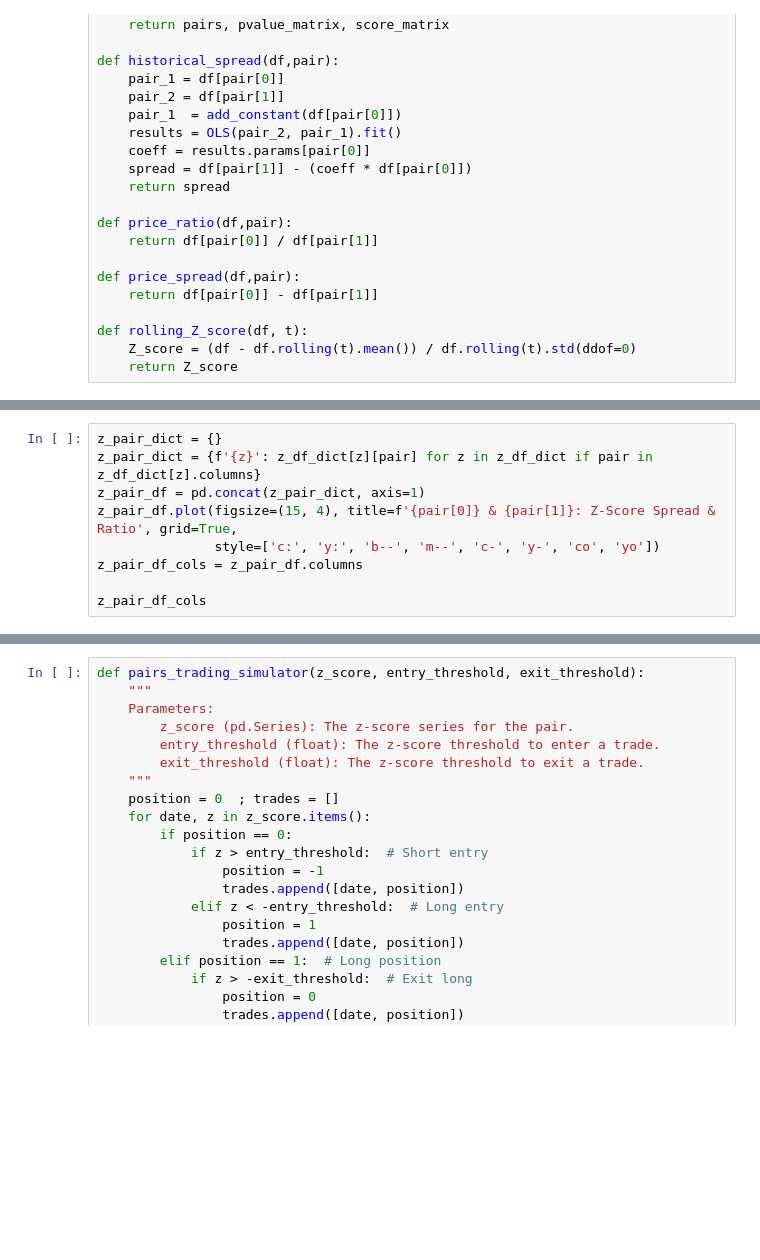
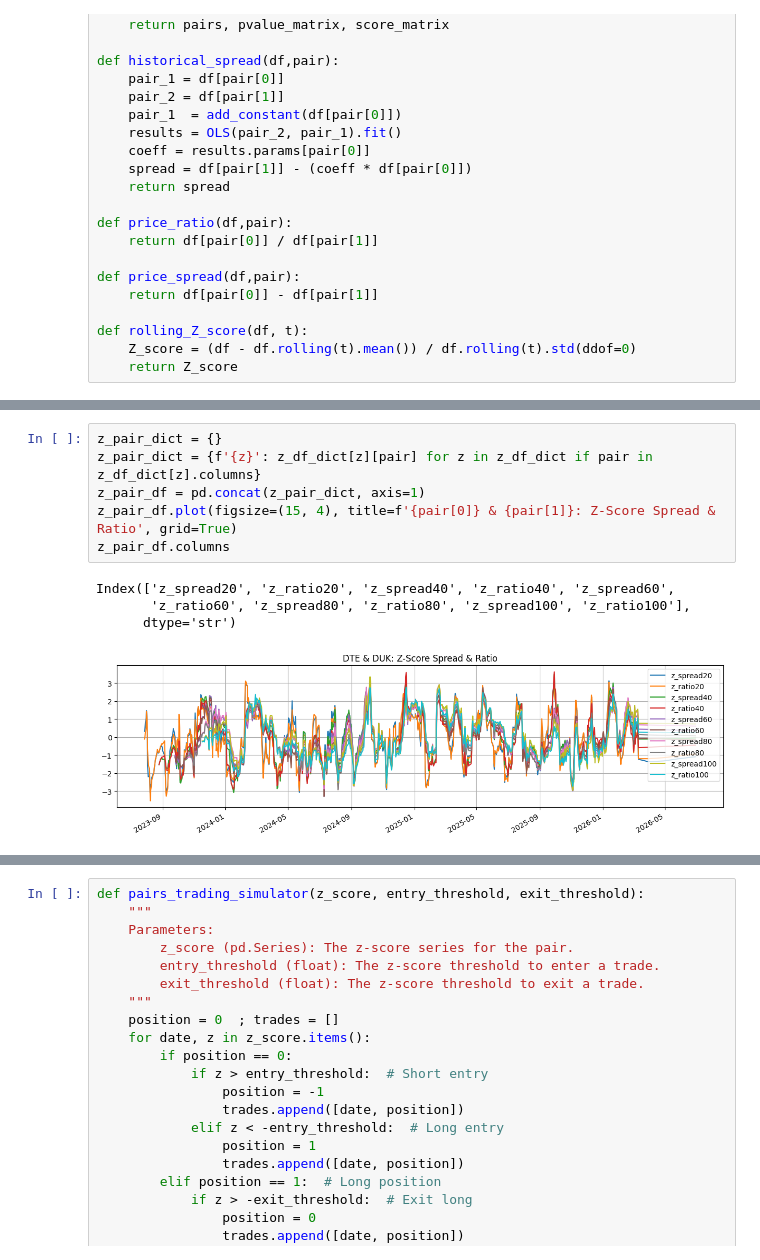
Before and after one commit to PacktPublishing/Algorithmic-Short-Selling-with-Python_Second-Edition, a Jupyter notebook: Chapter 5 Trading Edge.ipynb, the cells around one changed output, grey strips where cells are left out. Saved outputs shown, nothing was run; the diff lists cells and outputs as text; blank space fills up the shorter version.

```diff
--- a/Chapter 5 Trading Edge.ipynb
+++ b/Chapter 5 Trading Edge.ipynb
@@ -403,9 +724,11 @@ def simulate_pair_trading(pair, z_score, entry_threshold=2.0, exit_threshold=0.5
 # %%
 z_pair_dict = {}
 z_pair_dict = {f'{z}': z_df_dict[z][pair] for z in z_df_dict if pair in z_df_dict[z].columns}
 z_pair_df = pd.concat(z_pair_dict, axis=1)
-z_pair_df.plot(figsize=(15, 4), title=f'{pair[0]} & {pair[1]}: Z-Score Spread & Ratio', grid=True,
-               style=['c:', 'y:', 'b--', 'm--', 'c-', 'y-', 'co', 'yo'])
-z_pair_df_cols = z_pair_df.columns
-
-z_pair_df_cols
+z_pair_df.plot(figsize=(15, 4), title=f'{pair[0]} & {pair[1]}: Z-Score Spread & Ratio', grid=True)
+z_pair_df.columns
+# %% [output]
+Index(['z_spread20', 'z_ratio20', 'z_spread40', 'z_ratio40', 'z_spread60',
+       'z_ratio60', 'z_spread80', 'z_ratio80', 'z_spread100', 'z_ratio100'],
+      dtype='str')
+[figure, added]
```
Also changed, not shown: parts of 94 cells of this notebook.
